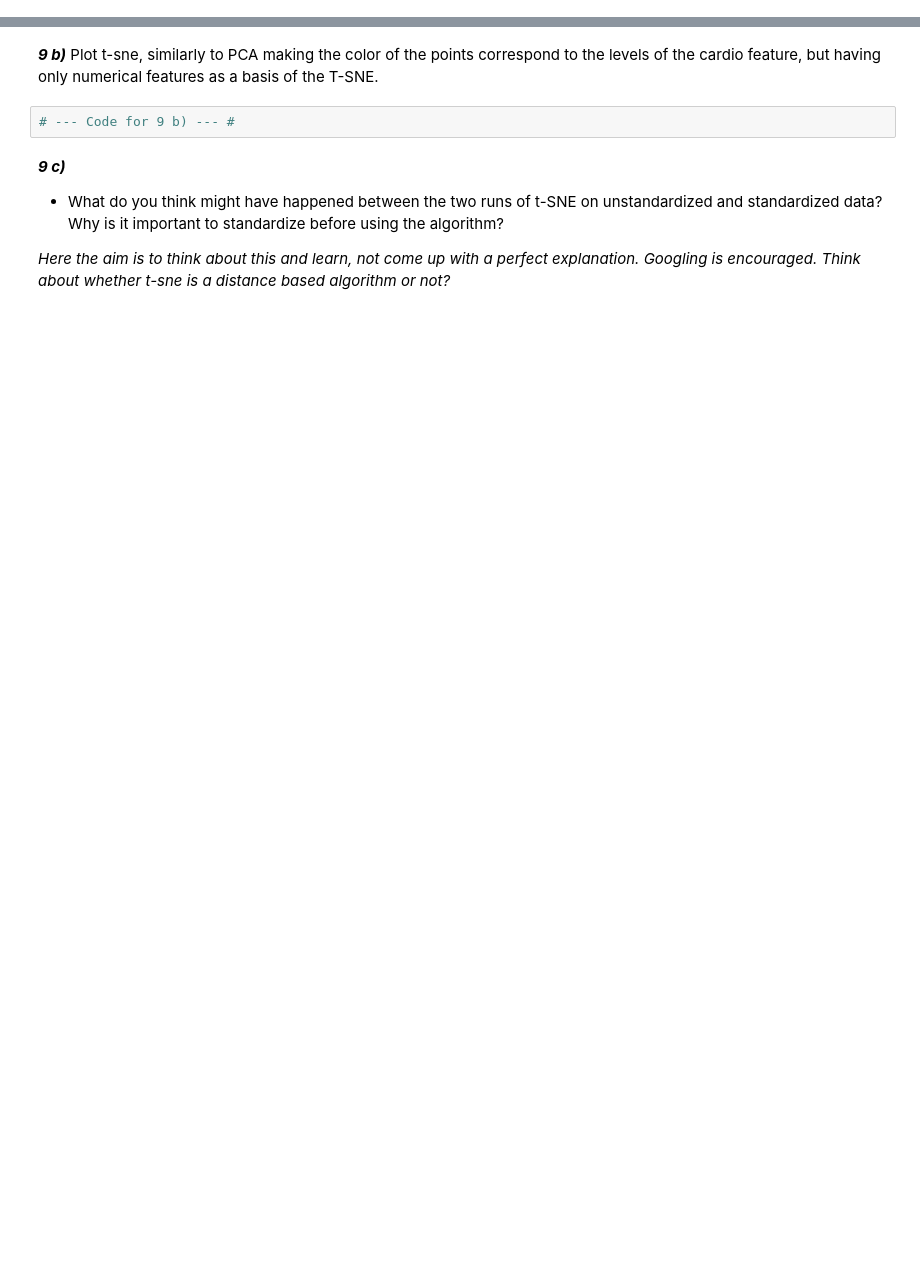
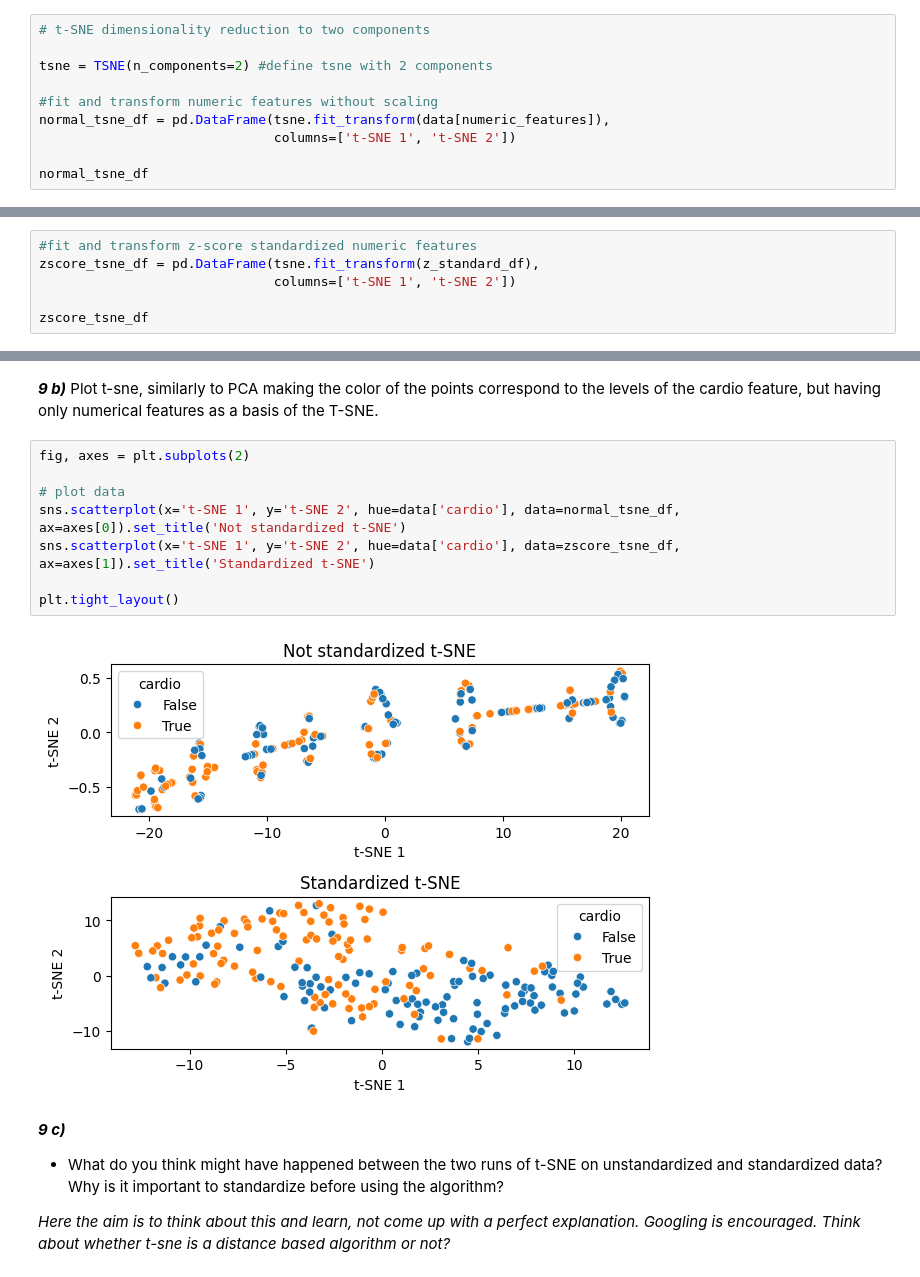
Before and after one commit to konstanyman/DAKD-E1, a Jupyter notebook: Konsta_Nyman_DAKD_2023_exercise_1.ipynb, the cells around one changed output, grey strips where cells are left out. Saved outputs shown, nothing was run; the diff lists cells and outputs as text; blank space fills up the shorter version.

```diff
--- a/Konsta_Nyman_DAKD_2023_exercise_1.ipynb
+++ b/Konsta_Nyman_DAKD_2023_exercise_1.ipynb
@@ -704,0 +797,10 @@ Another method that can be used to plot high-dimensional data introduced in the
+# %%
+# t-SNE dimensionality reduction to two components
+
+tsne = TSNE(n_components=2) #define tsne with 2 components
+
+#fit and transform numeric features without scaling
+normal_tsne_df = pd.DataFrame(tsne.fit_transform(data[numeric_features]),
+                              columns=['t-SNE 1', 't-SNE 2'])
+
+normal_tsne_df
@@ -704,0 +821,6 @@ Another method that can be used to plot high-dimensional data introduced in the
+# %%
+#fit and transform z-score standardized numeric features
+zscore_tsne_df = pd.DataFrame(tsne.fit_transform(z_standard_df),
+                              columns=['t-SNE 1', 't-SNE 2'])
+
+zscore_tsne_df
@@ -705,7 +841,15 @@ Another method that can be used to plot high-dimensional data introduced in the
 # %% [markdown]
 ***9 b)*** Plot t-sne, similarly to PCA making the color of the points correspond to the levels of the cardio feature, but having only numerical features as a basis of the T-SNE.
-# %%
-# --- Code for 9 b) --- #
+# %%
+fig, axes = plt.subplots(2)
+
+# plot data
+sns.scatterplot(x='t-SNE 1', y='t-SNE 2', hue=data['cardio'], data=normal_tsne_df, ax=axes[0]).set_title('Not standardized t-SNE')
+sns.scatterplot(x='t-SNE 1', y='t-SNE 2', hue=data['cardio'], data=zscore_tsne_df, ax=axes[1]).set_title('Standardized t-SNE')
+
+plt.tight_layout()
+# %% [output]
+[figure, added]
 # %% [markdown]
 ***9 c)***
 
```
Also changed, not shown: parts of 15 cells of this notebook.
